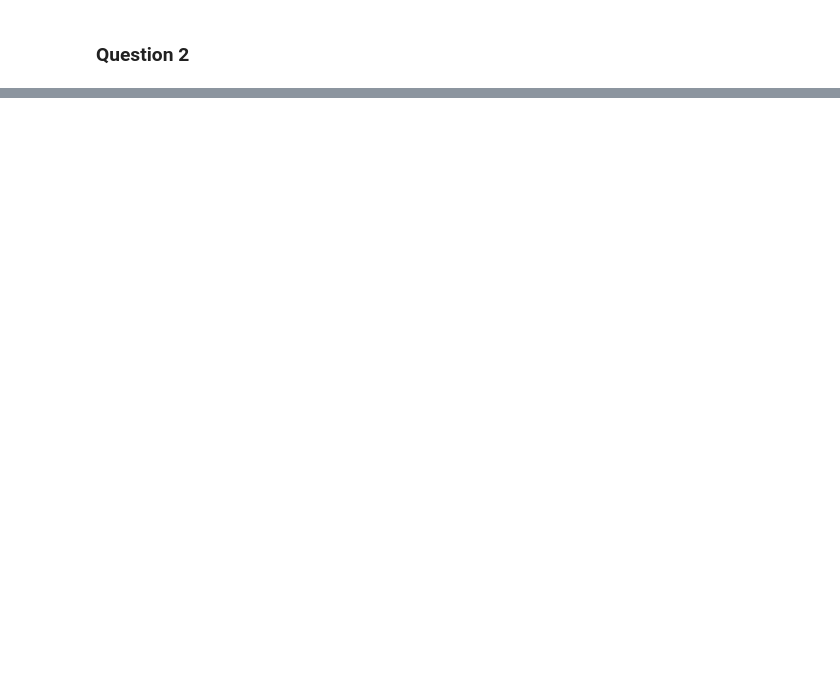
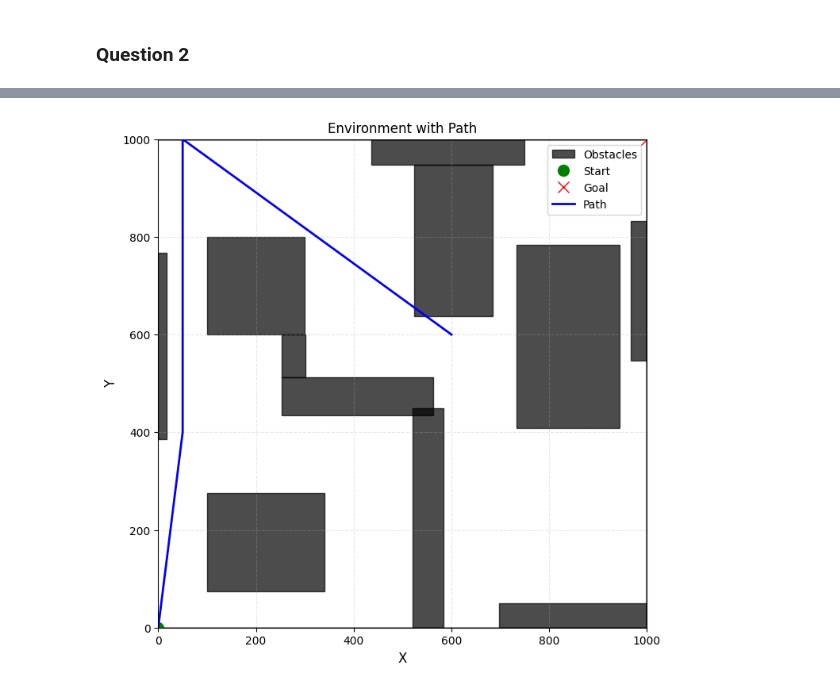
Before and after one commit to KpihX/random-explorer, a Jupyter notebook: Random_Explorer.ipynb, the cells around one changed output, grey strips where cells are left out. Drawn from its saved outputs; the diff is of its cells as text; code cells hidden in the pictures; blank space fills up the shorter version.

```diff
--- a/Random_Explorer.ipynb
+++ b/Random_Explorer.ipynb
@@ -96,0 +83,5 @@ plot_environment(file_path)
+# %%
+path = ((0, 0), (50, 400), (50, 1000), (600, 600))
+_, ax = env.plot_environment(path=path, title="Environment with Path")
+# %% [output]
+[figure, added]
```
Also changed, not shown: parts of 16 cells of this notebook, 10 other files.
